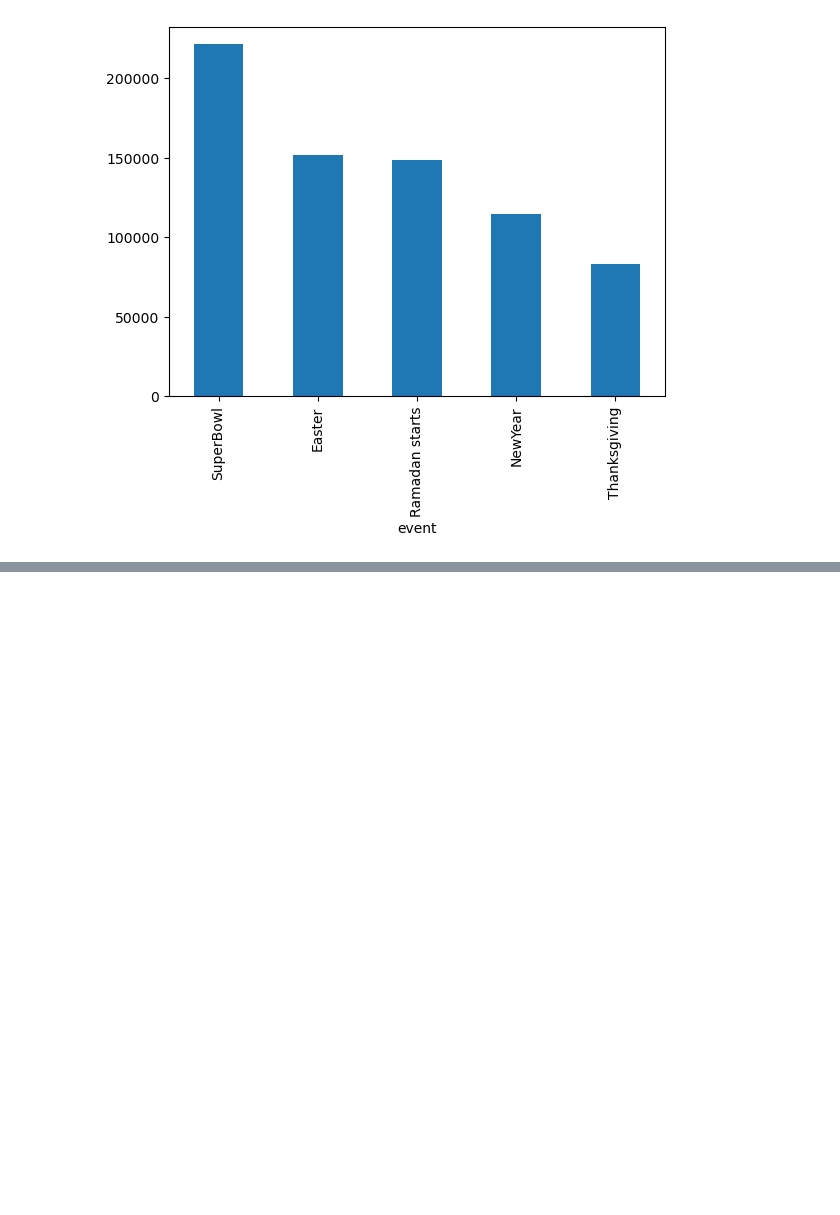
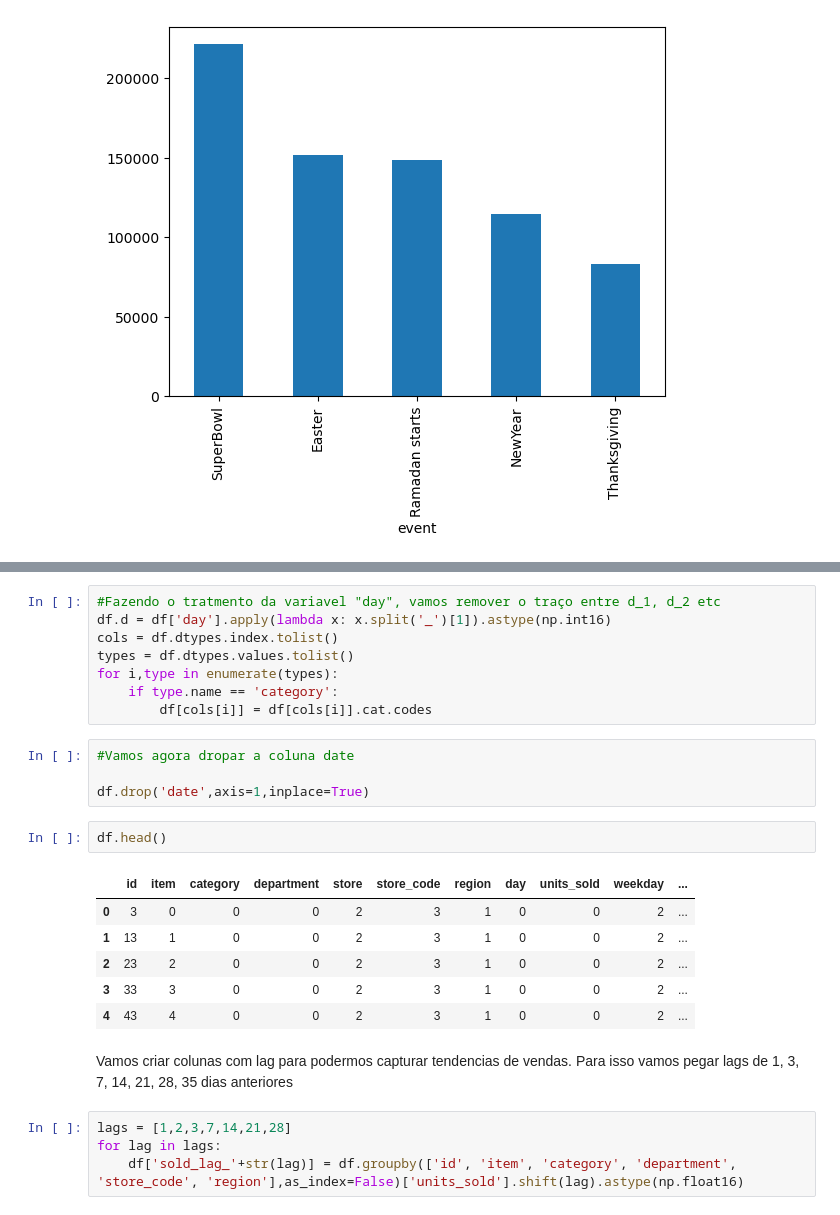
Before and after one commit to 15murakamie/dsmarket-time-series, a Jupyter notebook: main_dsmarket.ipynb, the cells around one changed output, grey strips where cells are left out. Cells and saved outputs as stored; diff of their text form; blank space fills up the shorter version.

```diff
--- a/main_dsmarket.ipynb
+++ b/main_dsmarket.ipynb
@@ -725,0 +770,27 @@ event_types = events.groupby('event')['total_sale'].sum().sort_values(ascending=
+# %%
+#Fazendo o tratmento da variavel "day", vamos remover o traço entre d_1, d_2 etc
+df.d = df['day'].apply(lambda x: x.split('_')[1]).astype(np.int16)
+cols = df.dtypes.index.tolist()
+types = df.dtypes.values.tolist()
+for i,type in enumerate(types):
+    if type.name == 'category':
+        df[cols[i]] = df[cols[i]].cat.codes
+# %%
+#Vamos agora dropar a coluna date
+
+df.drop('date',axis=1,inplace=True)
+# %%
+df.head()
+# %% [output]
+|  | id | item | category | department | store | store_code | region | day | units_sold | weekday | ... |
+| 0 | 3 | 0 | 0 | 0 | 2 | 3 | 1 | 0 | 0 | 2 | ... |
+| 1 | 13 | 1 | 0 | 0 | 2 | 3 | 1 | 0 | 0 | 2 | ... |
+| 2 | 23 | 2 | 0 | 0 | 2 | 3 | 1 | 0 | 0 | 2 | ... |
+| 3 | 33 | 3 | 0 | 0 | 2 | 3 | 1 | 0 | 0 | 2 | ... |
+| 4 | 43 | 4 | 0 | 0 | 2 | 3 | 1 | 0 | 0 | 2 | ... |
+# %% [markdown]
+Vamos criar colunas com lag para podermos capturar tendencias de vendas. Para isso vamos pegar lags de 1, 3, 7, 14, 21, 28, 35 dias anteriores
+# %%
+lags = [1,2,3,7,14,21,28]
+for lag in lags:
+    df['sold_lag_'+str(lag)] = df.groupby(['id', 'item', 'category', 'department', 'store_code', 'region'],as_index=False)['units_sold'].shift(lag).astype(np.float16)
```
Also changed, not shown: parts of 24 cells of this notebook.
